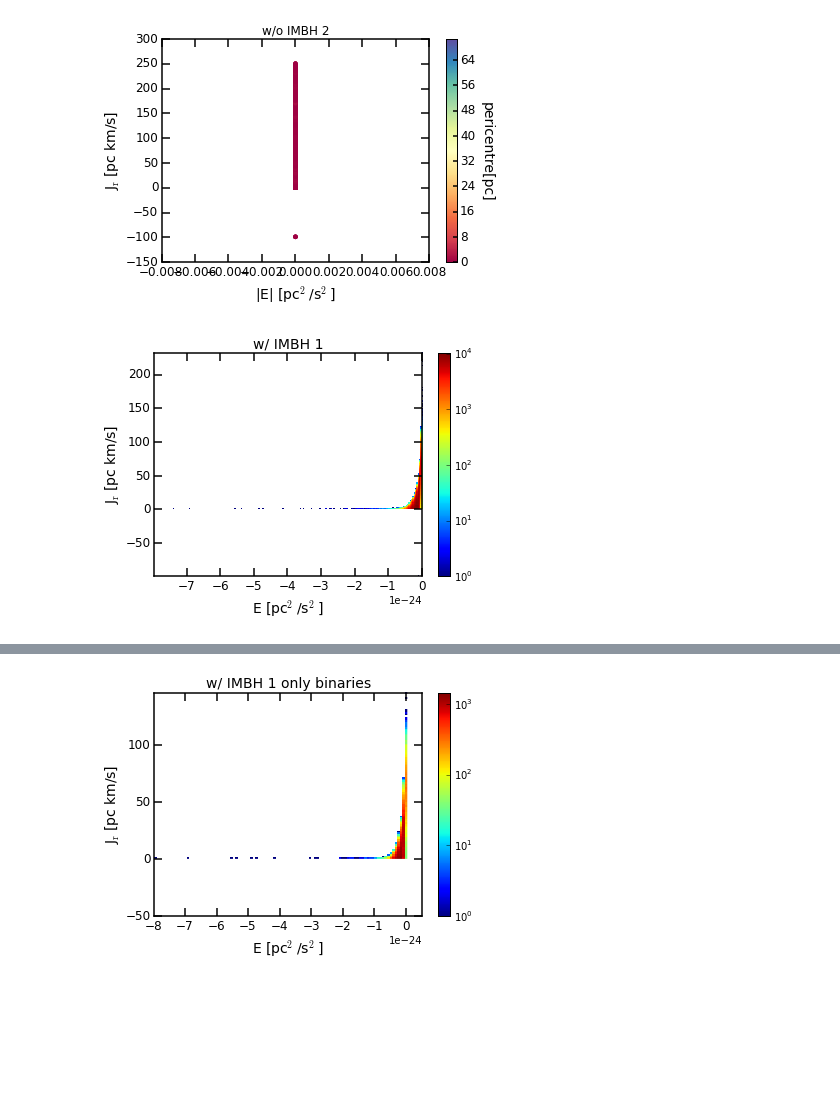
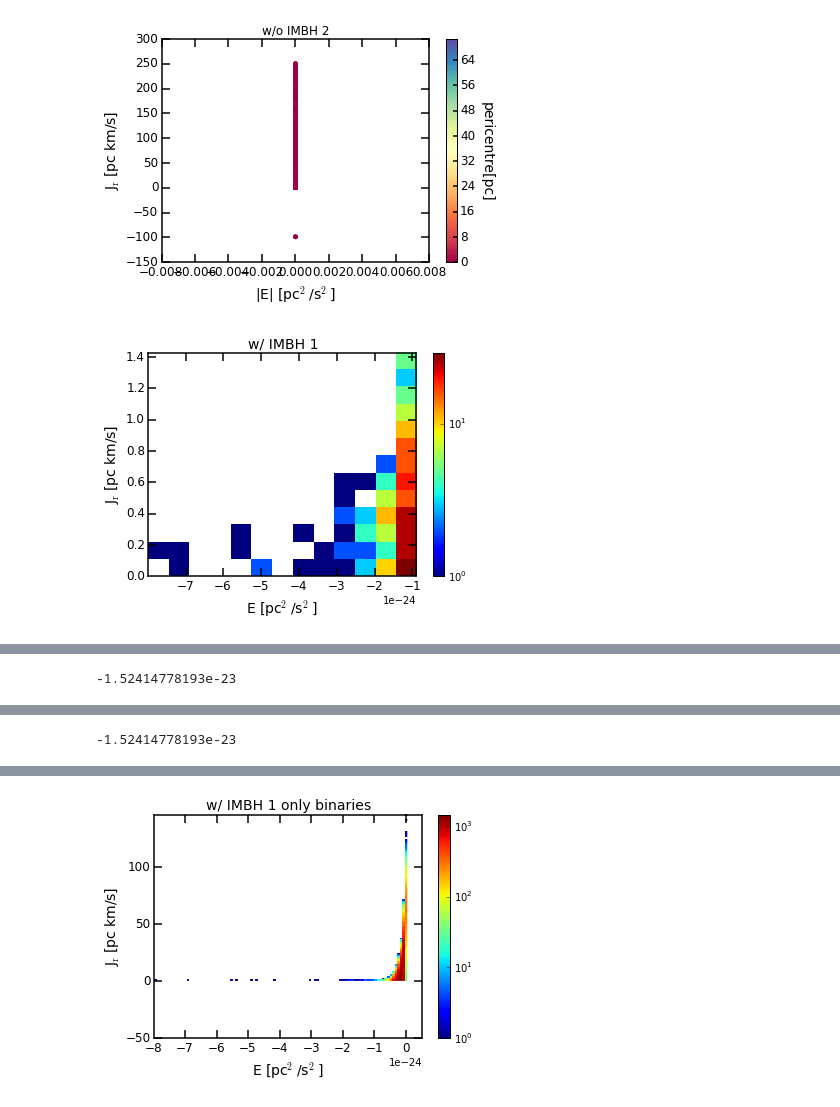
Before and after one commit to sophialilleengen/GC_actions, a Jupyter notebook: action_plots.ipynb, the cells around one changed output, grey strips where cells are left out. Cells and saved outputs as stored; diff of their text form; code cells hidden in the pictures; blank space fills up the shorter version.

```diff
--- a/action_plots.ipynb
+++ b/action_plots.ipynb
@@ -232,15 +232,15 @@ r_beta_wo_bh_2=r_beta_wo_2/hmr_wo_bh_2
 
 #E_1 = bh_orbit_1.energy(x_1[1:],y_1[1:],z_1[1:],vx_1[1:],vy_1[1:],vz_1[1:])
 #L_1=bh_orbit_1.angularmom(x_1[1:],y_1[1:],z_1[1:],vx_1[1:],vy_1[1:],vz_1[1:])[0]
-k_1_test=E_1<-0.8e-24
-l_1_test=J_r_1>150
-l_1=np.flatnonzero(k_1_test+l_1_test)
+group1_1=E_1<-0.9e-24
+group2_1=J_r_1>150
+#l_1=np.flatnonzero(k_1_test+l_1_test)
 
 #E_2 = bh_orbit_2.energy(x_2[1:],y_2[1:],z_2[1:],vx_2[1:],vy_2[1:],vz_2[1:])
 #L_2=bh_orbit_2.angularmom(x_2[1:],y_2[1:],z_2[1:],vx_2[1:],vy_2[1:],vz_2[1:])[0]
-k_2_test=E_2<-0.8e-24
-l_2_test=J_r_2>150
-l_2=np.flatnonzero(k_2_test+l_2_test)
+group1_2=E_2<-0.9e-24
+group2_2=J_r_2>150
+#l_2=np.flatnonzero(k_2_test+l_2_test)
 #print(l_1,l_2)
 # %%
 ### plot actions over actual distance ###
@@ -848,16 +854,16 @@ from matplotlib.colors import LogNorm
 
 
 ### IMBH 1 ###
-k_1=int(2.*len(E_1)**(1./3.))
+k_1=int(2.*len(E_1[group1_1])**(1./3.))
 
 fig=plt.figure()
 ax=fig.add_subplot(111)
-cax=ax.hist2d(E_1,J_r_1,bins=k_1,norm=LogNorm())
+cax=ax.hist2d(E_1[group1_1],J_r_1[group1_1],bins=k_1,norm=LogNorm())
 ax.set_xlabel('E [pc$^2$/s$^2$]',fontsize=14)
 ax.set_ylabel('J$_\mathrm{r}$ [pc km/s]',fontsize=14)
 ax.set_title('w/ IMBH 1',fontsize=14)
-#ax.set_xlim(right=0.05e-23)
-#ax.set_ylim(-50,)
+#ax.set_ylim(-10,)
+#ax.set_xlim(right=0.3e-24)
 
 ax.spines['top'].set_linewidth(1.5)
 ax.spines['right'].set_linewidth(1.5)
@@ -867,7 +873,7 @@ ax.spines['left'].set_linewidth(1.5)
 ax.tick_params(length=8,width=1.5,labelsize=12)
 ax.tick_params(which='minor',length=4,width=1.5)
 fig.colorbar(cax[3],ax=ax)
-#fig.savefig('../Bachelorarbeit-Entwurf/Plots/E_J_r_justIMBH_hist_IMBH1.pdf',format='pdf',bbox_inches='tight')
+fig.savefig('../Bachelorarbeit-Entwurf/Plots/E_J_r_justIMBH_hist_IMBH1.pdf',format='pdf',bbox_inches='tight')
 plt.show()
 
 ### IMBH 1 ###
@@ -893,15 +899,40 @@ fig.colorbar(cax[3],ax=ax)
 plt.show()
 
 ### IMBH 2 ###
+k_2=int(2.*len(E_2[group1_2])**(1./3.))
+print(np.min(E_2))
+fig=plt.figure()
+ax=fig.add_subplot(111)
+cax=ax.hist2d(E_2[group1_2],J_r_2[group1_2],bins=k_2,norm=LogNorm())
+ax.set_xlabel('E [pc$^2$/s$^2$]',fontsize=14)
+ax.set_ylabel('J$_\mathrm{r}$ [pc km/s]',fontsize=14)
+ax.set_title('w/ IMBH 2',fontsize=14)
+#.set_ylim(-10,)
+#ax.set_xlim(-1.6e-23,5e-25)
+
+ax.spines['top'].set_linewidth(1.5)
+ax.spines['right'].set_linewidth(1.5)
+ax.spines['bottom'].set_linewidth(1.5)
+ax.spines['left'].set_linewidth(1.5)
+
+ax.tick_params(length=8,width=1.5,labelsize=12)
+ax.tick_params(which='minor',length=4,width=1.5)
+fig.colorbar(cax[3],ax=ax)
+fig.savefig('../Bachelorarbeit-Entwurf/Plots/E_J_r_justIMBH_hist_IMBH2.pdf',format='pdf',bbox_inches='tight')
+plt.show()
+
+
+### IMBH 2 ###
 k_2=int(2.*len(E_2)**(1./3.))
-
+print(np.min(E_2))
 fig=plt.figure()
 ax=fig.add_subplot(111)
 cax=ax.hist2d(E_2,J_r_2,bins=k_2,norm=LogNorm())
 ax.set_xlabel('E [pc$^2$/s$^2$]',fontsize=14)
 ax.set_ylabel('J$_\mathrm{r}$ [pc km/s]',fontsize=14)
 ax.set_title('w/ IMBH 2',fontsize=14)
-
+ax.set_ylim(-10,)
+ax.set_xlim(-0.2e-23,5e-25)
 
 ax.spines['top'].set_linewidth(1.5)
 ax.spines['right'].set_linewidth(1.5)
@@ -922,37 +953,39 @@ ax.set_xlabel('E [pc$^2$/s$^2$]',fontsize=14)
 ax.set_ylabel('J$_\mathrm{r}$ [pc km/s]',fontsize=14)
 ax.set_title('w/o IMBH 1',fontsize=14)
 #ax.set_xlim(right=-0.1e-24)
-ax.set_ylim(-25,)
+ax.set_ylim(-10,160)
+ax.set_xlim(-1.5e-25,0)
 ax.spines['top'].set_linewidth(1.5)
 ax.spines['right'].set_linewidth(1.5)
 ax.spines['bottom'].set_linewidth(1.5)
 ax.spines['left'].set_linewidth(1.5)
 ax.tick_params(length=8,width=1.5,labelsize=12)
 ax.tick_params(which='minor',length=4,width=1.5)
 fig.colorbar(cax[3],ax=ax)
-#fig.savefig('../Bachelorarbeit-Entwurf/Plots/E_J_r_hist_noIMBH1.pdf',format='pdf',bbox_inches='tight')
+fig.savefig('../Bachelorarbeit-Entwurf/Plots/E_J_r_hist_noIMBH1.pdf',format='pdf',bbox_inches='tight')
 plt.show()
 
 ### noIMBH 2 ###
 fig=plt.figure()
 ax=fig.add_subplot(111)
 cax=ax.hist2d(E_wo_2,J_r_wo_2,bins=100,norm=LogNorm())
 ax.set_xlabel('E [pc$^2$/s$^2$]',fontsize=14)
 ax.set_ylabel('J$_\mathrm{r}$ [pc km/s]',fontsize=14)
 ax.set_title('w/o IMBH 2',fontsize=14)
-#ax.set_xlim(right=-0.5e-24)
-ax.set_ylim(-25,)
 
+ax.set_ylim(-10,260)
+ax.set_xlim(-9e-25,0)
 ax.spines['top'].set_linewidth(1.5)
 ax.spines['right'].set_linewidth(1.5)
 ax.spines['bottom'].set_linewidth(1.5)
 ax.spines['left'].set_linewidth(1.5)
 
 ax.tick_params(length=8,width=1.5,labelsize=12)
 ax.tick_params(which='minor',length=4,width=1.5)
 fig.colorbar(cax[3],ax=ax)
-#fig.savefig('../Bachelorarbeit-Entwurf/Plots/E_J_r_hist_noIMBH2.pdf',format='pdf',bbox_inches='tight')
+fig.savefig('../Bachelorarbeit-Entwurf/Plots/E_J_r_hist_noIMBH2.pdf',format='pdf',bbox_inches='tight')
 plt.show()
 # %% [output]
-[figure, old version]
+[figure, new version]
 [figure]
+-1.52414778193e-23
@@ -959,0 +993 @@ plt.show()
+-1.52414778193e-23
```
Also changed, not shown: parts of 8 cells of this notebook.
